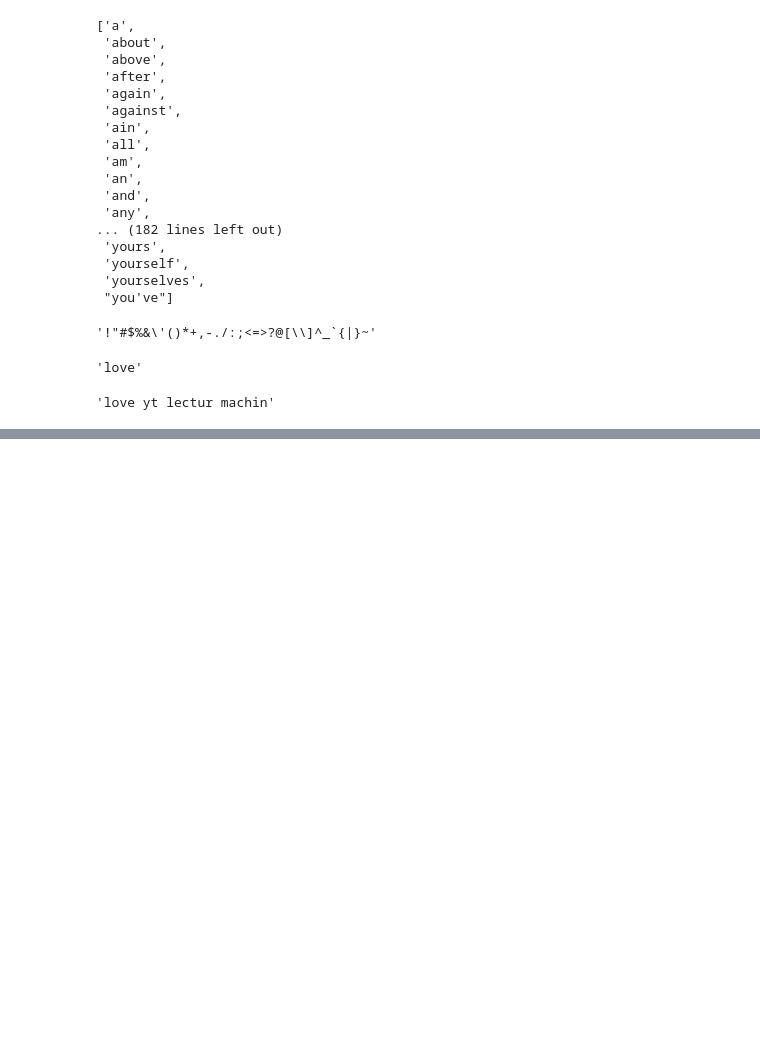
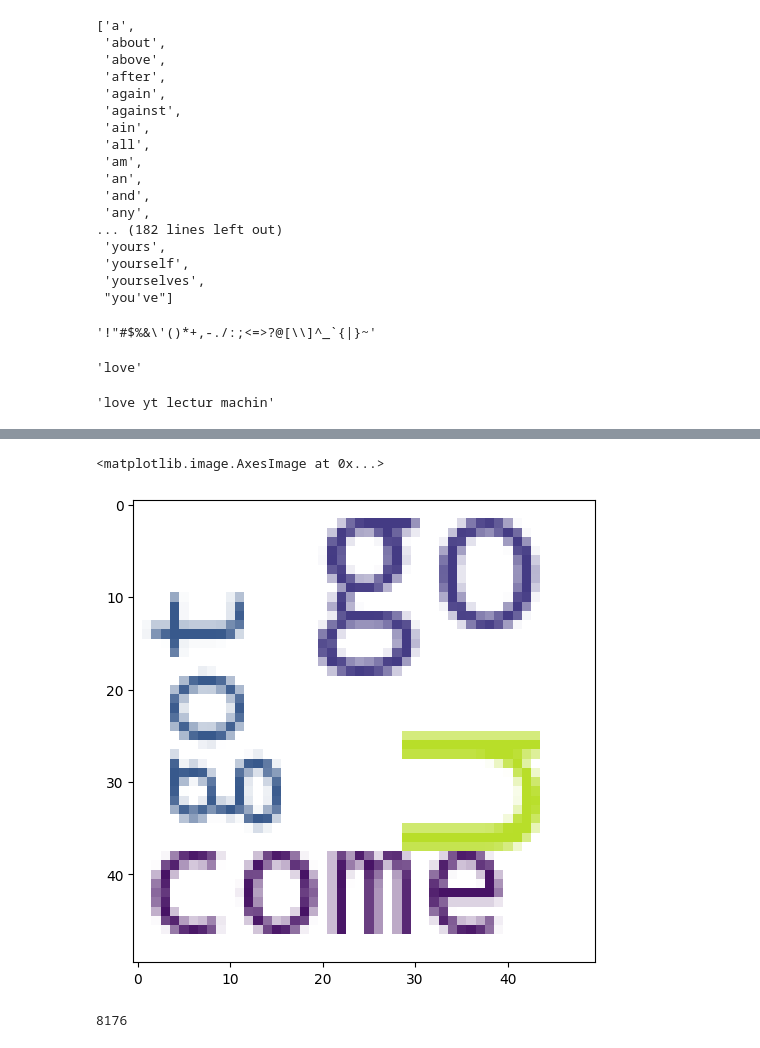
Before and after one commit to adityahacker-1/scam_msg_classifier_hackathon, a Jupyter notebook: ai/spam_email_detector.ipynb, the cells around one changed output, grey strips where cells are left out. Cells and saved outputs as stored; diff of their text form; code cells hidden in the pictures; blank space fills up the shorter version.

```diff
--- a/ai/spam_email_detector.ipynb
+++ b/ai/spam_email_detector.ipynb
@@ -212,0 +241,6 @@ transform_text("I loved the YT lectures on Machine Learning. How about you?")
+# %%
+plt.figure(figsize=(15,6))
+plt.imshow(spam_wc)
+# %% [output]
+<matplotlib.image.AxesImage at 0x...>
+[figure, added]
@@ -212,0 +254,4 @@ transform_text("I loved the YT lectures on Machine Learning. How about you?")
+# %%
+len(spam_corpus)
+# %% [output]
+8176
```
Also changed, not shown: parts of 27 cells of this notebook.
